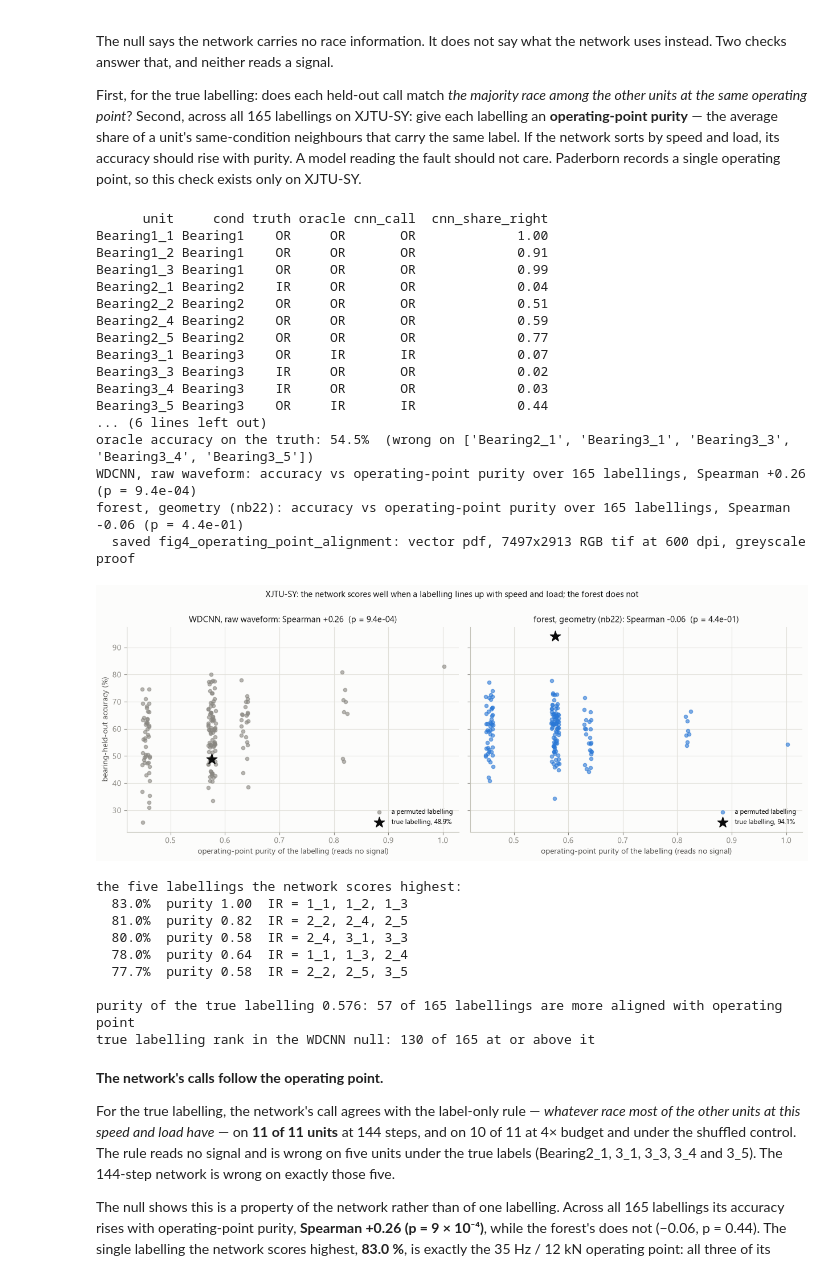
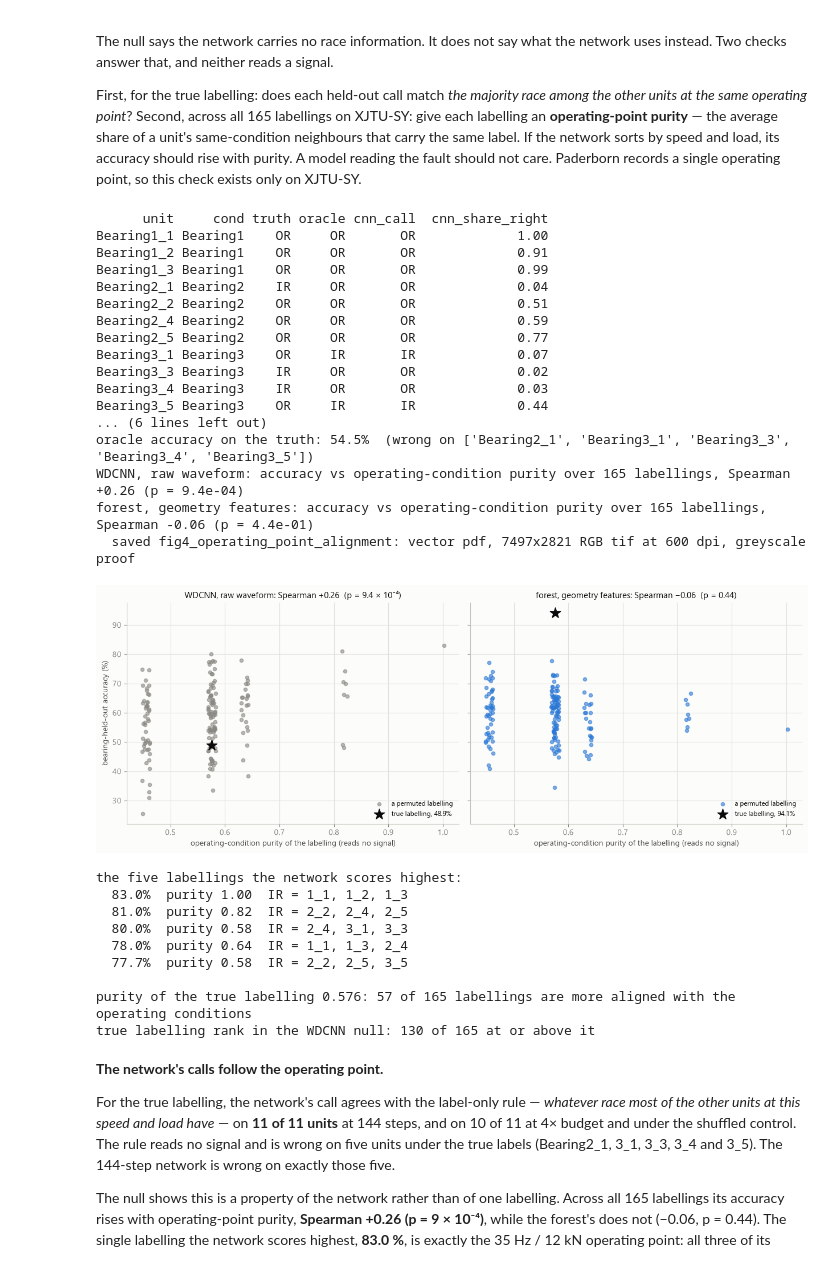
Before and after one commit to Mahmudulmadu/when-chance-is-hard-to-beat, a Jupyter notebook: notebooks/28_deep_baseline_under_the_null.ipynb, the cells around one changed output. Drawn from its saved outputs; the diff is of its cells as text; code cells hidden in the pictures.

```diff
--- a/notebooks/28_deep_baseline_under_the_null.ipynb
+++ b/notebooks/28_deep_baseline_under_the_null.ipynb
@@ -296,8 +296,8 @@ for ax, (r, name, n) in zip(axes, RIGS):
             label=f"WDCNN null, {len(null)} labellings")
     ax.axvline(100 * t, color=INK, lw=2.4, zorder=5, label=f"WDCNN, true labelling {t:.1%}  (p = {p:.3f})")
     ax.axvline(100 * q95, color=INK, lw=1.2, ls=(0, (4, 3)), zorder=4, label=f"WDCNN null 95th pct {q95:.1%}")
-    ax.axvline(100 * rf_t, color=C_BLUE, lw=2.4, zorder=5, label=f"forest, true labelling {rf_t:.1%}  (nb22)")
-    ax.axvline(100 * rf_q95, color=C_BLUE, lw=1.2, ls=(0, (4, 3)), zorder=4, label=f"forest null 95th pct {rf_q95:.1%}  (nb22)")
+    ax.axvline(100 * rf_t, color=C_BLUE, lw=2.4, zorder=5, label=f"forest, true labelling {rf_t:.1%}")
+    ax.axvline(100 * rf_q95, color=C_BLUE, lw=1.2, ls=(0, (4, 3)), zorder=4, label=f"forest null 95th pct {rf_q95:.1%}")
     ax.set_xlim(0, 100)
     ax.set_xlabel("bearing-held-out accuracy under a labelling")
     ax.set_ylabel("labellings")
@@ -305,7 +305,6 @@ for ax, (r, name, n) in zip(axes, RIGS):
     ax.legend(fontsize=8, loc="upper left", frameon=True, facecolor=SURFACE,
               edgecolor="none", framealpha=1.0).set_zorder(6)
     ax.set_title(name, fontsize=10.5)
-fig.suptitle("Where the true labelling sits in its own null — network against forest", fontsize=11.5, y=1.0)
 plt.tight_layout()
 save(fig, "fig3_deep_null_both_rigs")
 plt.show()
@@ -427,7 +426,7 @@ fx["purity"] = [purity(set(c)) for c in COMBOS]
 
 fig, (axa, axb) = plt.subplots(1, 2, figsize=(12.6, 4.8), sharey=True)
 jit = np.random.default_rng(0).uniform(-0.007, 0.007, 165)
-for ax, d, name, col in ((axa, cn, "WDCNN, raw waveform", MUTED), (axb, fx, "forest, geometry (nb22)", C_BLUE)):
+for ax, d, name, col in ((axa, cn, "WDCNN, raw waveform", MUTED), (axb, fx, "forest, geometry features", C_BLUE)):
     rho, pr = spearmanr(d["purity"], d["acc"])
     nt = ~d["is_true"].to_numpy()
     ax.scatter(d["purity"].to_numpy()[nt] + jit[:nt.sum()], 100 * d["acc"].to_numpy()[nt], s=20,
@@ -435,47 +434,48 @@ for ax, d, name, col in ((axa, cn, "WDCNN, raw waveform", MUTED), (axb, fx, "for
     tt = d[d["is_true"]].iloc[0]
     ax.scatter([tt["purity"]], [100 * tt["acc"]], s=190, marker="*", color=INK, zorder=5,
                label=f"true labelling, {tt['acc']:.1%}")
-    ax.set_title(f"{name}: Spearman {rho:+.2f}  (p = {pr:.1e})", fontsize=10.5)
-    print(f"{name}: accuracy vs operating-point purity over {len(d)} labellings, "
+    e = int(np.floor(np.log10(pr)))
+    pt = f"{pr:.2f}" if pr >= 0.01 else (f"{pr / 10.0 ** e:.1f} × 10"
+                                         + str(e).translate(str.maketrans("-0123456789", "⁻⁰¹²³⁴⁵⁶⁷⁸⁹")))
+    ax.set_title(f"{name}: Spearman {rho:+.2f}".replace("-", "−") + f"  (p = {pt})", fontsize=10.5)
+    print(f"{name}: accuracy vs operating-condition purity over {len(d)} labellings, "
           f"Spearman {rho:+.2f} (p = {pr:.1e})")
-    ax.set_xlabel("operating-point purity of the labelling (reads no signal)")
+    ax.set_xlabel("operating-condition purity of the labelling (reads no signal)")
     ax.legend(fontsize=8.5, loc="lower right")
 axa.set_ylabel("bearing-held-out accuracy (%)")
-fig.suptitle("XJTU-SY: the network scores well when a labelling lines up with speed and load; the forest does not",
-             fontsize=11, y=1.0)
 plt.tight_layout()
 save(fig, "fig4_operating_point_alignment")
 plt.show()
 
 print("the five labellings the network scores highest:")
 for _, r_ in cn.sort_values("acc", ascending=False).head(5).iterrows():
     print(f"  {r_['acc']:.1%}  purity {r_['purity']:.2f}  IR = "
           f"{', '.join(u.replace('Bearing', '') for u in r_['combo'].split('|'))}")
 allp = np.array([purity(set(c)) for c in COMBOS])
 print()
 print(f"purity of the true labelling {purity(set(TRUE_IR)):.3f}: "
-      f"{int((allp > purity(set(TRUE_IR))).sum())} of 165 labellings are more aligned with operating point")
+      f"{int((allp > purity(set(TRUE_IR))).sum())} of 165 labellings are more aligned with the operating conditions")
 print(f"true labelling rank in the WDCNN null: {int((cn['acc'] >= cn.loc[cn['is_true'], 'acc'].iloc[0]).sum())} "
       f"of {len(cn)} at or above it")
 # %% [output]
       unit     cond truth oracle cnn_call  cnn_share_right
 Bearing1_1 Bearing1    OR     OR       OR             1.00
 Bearing1_2 Bearing1    OR     OR       OR             0.91
 Bearing1_3 Bearing1    OR     OR       OR             0.99
 Bearing2_1 Bearing2    IR     OR       OR             0.04
 Bearing2_2 Bearing2    OR     OR       OR             0.51
 Bearing2_4 Bearing2    OR     OR       OR             0.59
 Bearing2_5 Bearing2    OR     OR       OR             0.77
 Bearing3_1 Bearing3    OR     IR       IR             0.07
 Bearing3_3 Bearing3    IR     OR       OR             0.02
 Bearing3_4 Bearing3    IR     OR       OR             0.03
 Bearing3_5 Bearing3    OR     IR       IR             0.44
 ... (6 lines left out)
 oracle accuracy on the truth: 54.5%  (wrong on ['Bearing2_1', 'Bearing3_1', 'Bearing3_3', 'Bearing3_4', 'Bearing3_5'])
-WDCNN, raw waveform: accuracy vs operating-point purity over 165 labellings, Spearman +0.26 (p = 9.4e-04)
-forest, geometry (nb22): accuracy vs operating-point purity over 165 labellings, Spearman -0.06 (p = 4.4e-01)
-  saved fig4_operating_point_alignment: vector pdf, 7497x2913 RGB tif at 600 dpi, greyscale proof
+WDCNN, raw waveform: accuracy vs operating-condition purity over 165 labellings, Spearman +0.26 (p = 9.4e-04)
+forest, geometry features: accuracy vs operating-condition purity over 165 labellings, Spearman -0.06 (p = 4.4e-01)
+  saved fig4_operating_point_alignment: vector pdf, 7497x2821 RGB tif at 600 dpi, greyscale proof
-[figure, old version]
+[figure, new version]
 the five labellings the network scores highest:
   83.0%  purity 1.00  IR = 1_1, 1_2, 1_3
   81.0%  purity 0.82  IR = 2_2, 2_4, 2_5
@@ -483,7 +483,7 @@ the five labellings the network scores highest:
   78.0%  purity 0.64  IR = 1_1, 1_3, 2_4
   77.7%  purity 0.58  IR = 2_2, 2_5, 3_5
 
-purity of the true labelling 0.576: 57 of 165 labellings are more aligned with operating point
+purity of the true labelling 0.576: 57 of 165 labellings are more aligned with the operating conditions
 true labelling rank in the WDCNN null: 130 of 165 at or above it
 # %% [markdown]
 **The network's calls follow the operating point.**
```
Also changed, not shown: parts of 1 cell of this notebook, 14 other files.
